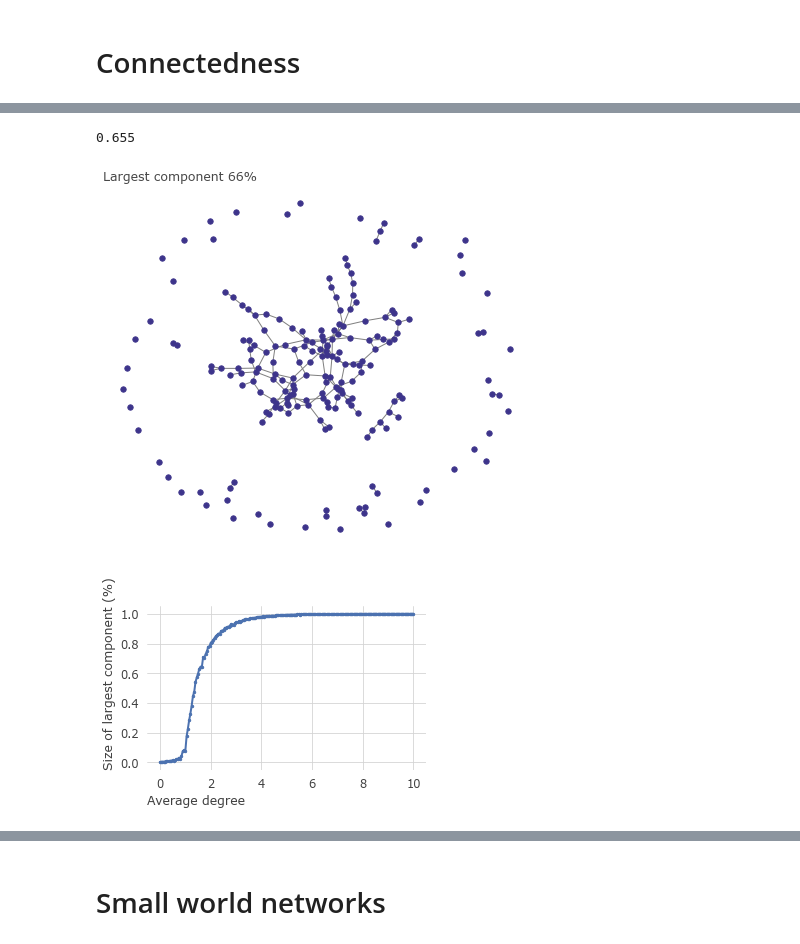
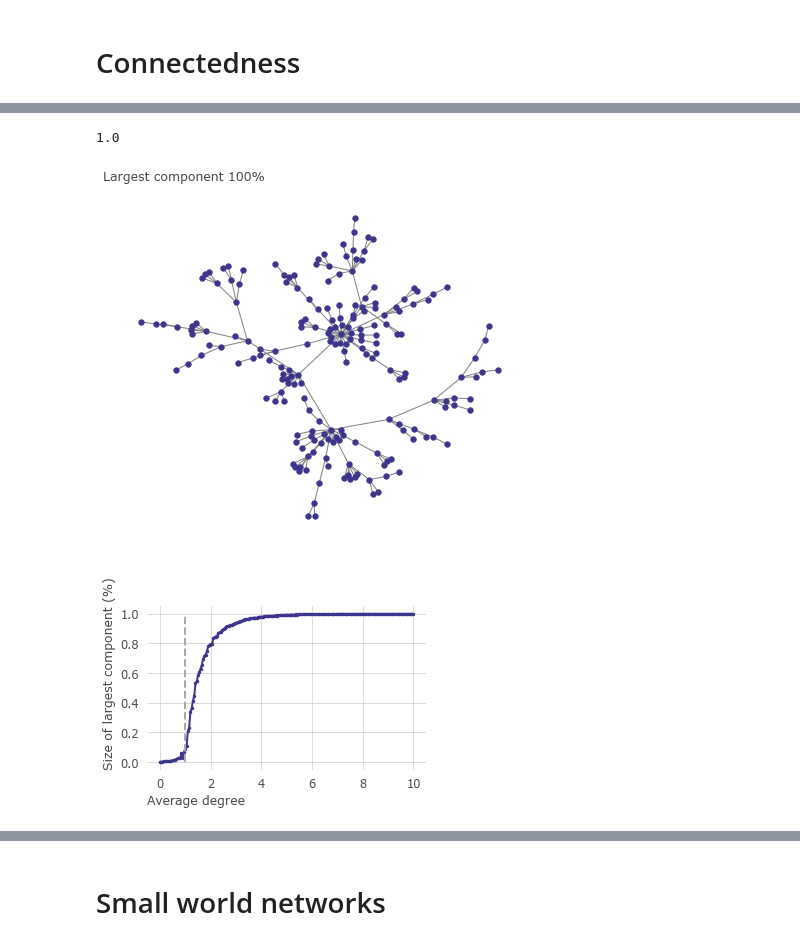
Before and after one commit to jgarciab/NetworkScience, a Jupyter notebook: Lectures/day1_lecture_simulations.ipynb, the cells around one changed output, grey strips where cells are left out. Drawn from its saved outputs; the diff is of its cells as text; code cells hidden in the pictures.

```diff
--- a/Lectures/day1_lecture_simulations.ipynb
+++ b/Lectures/day1_lecture_simulations.ipynb
@@ -51,7 +52,7 @@ def plot_cdf(values, scale = "log", ax = None, cum = True, compl = False, marker
 # %% [markdown]
 # Connectedness
 # %%
-def create_random_netw(average_degree, n = 100, plot = True):
+def create_random_netw(average_degree, n = 100, plot = True, type_ = "ER"):
     """
     Input:
         average_degree: average degree in network
@@ -61,7 +62,17 @@ def create_random_netw(average_degree, n = 100, plot = True):
         size of largest component (%)
 
     """
-    G = nx.random_graphs.fast_gnp_random_graph(n = n, p = average_degree/((n-1)))
+    if type_ == "ER":
+        G = nx.random_graphs.fast_gnp_random_graph(n = n, p = average_degree/((n-1)))
+    elif type_ == "BA":
+        G = nx.random_graphs.barabasi_albert_graph(n = n, m = int(average_degree+0.9999))
+        to_remove = int((n-1)*int(average_degree+0.9999) - (n-1)*average_degree) - 1
+        if to_remove > 0:
+            edges = list(G.edges())
+            G.remove_edges_from(np.random.permutation(edges)[:to_remove])
+
+
+
     lg = max([len(_) for _ in nx.connected_components(G)])/n
     if plot:
         nx.draw(G,  node_size = 30, edge_color = "gray", node_color="#3d348b")
@@ -69,8 +80,8 @@ def create_random_netw(average_degree, n = 100, plot = True):
     return lg
 
 
-def create_many_random_net(average_degree, n = 100, plot = False, iters = 10):
+def create_many_random_net(average_degree, n = 100, plot = False, iters = 10, type_ = "ER"):
     """
     Average several runs of the create_random_netw function
     """
-    return np.mean([create_random_netw(average_degree, n=n, plot=plot) for _ in range(iters)])
+    return np.mean([create_random_netw(average_degree, n=n, plot=plot, type_ = type_) for _ in range(iters)])
@@ -77,12 +97,12 @@ def create_many_random_net(average_degree, n = 100, plot = False, iters = 10):
 # %%
 n = 200
-average_degree = 1.5
+average_degree = 1
 
 plt.figure(figsize = (6,5))
-create_random_netw(average_degree = average_degree, n = n)
+create_random_netw(average_degree = average_degree, n = n, type_ = "BA")
 # %% [output]
-0.655
+1.0
-[figure, old version]
+[figure, new version]
 # %%
 # Run  it many times
 n = 1000
@@ -90,9 +110,9 @@ n = 1000
 test_degrees = np.linspace(0, 10, 200)
 results = [create_many_random_net(ad, n = n, iters = 10) for ad in test_degrees]
 plt.plot(test_degrees, results, ".-")
-
+plt.plot([1,1],[0,1], "--", color="darkgray")
 plt.ylabel("Size of largest component (%)")
 plt.xlabel("Average degree")
 plt.grid(True)
 # %% [output]
-[figure, old version]
+[figure, new version]
```
Also changed, not shown: parts of 3 cells of this notebook.
